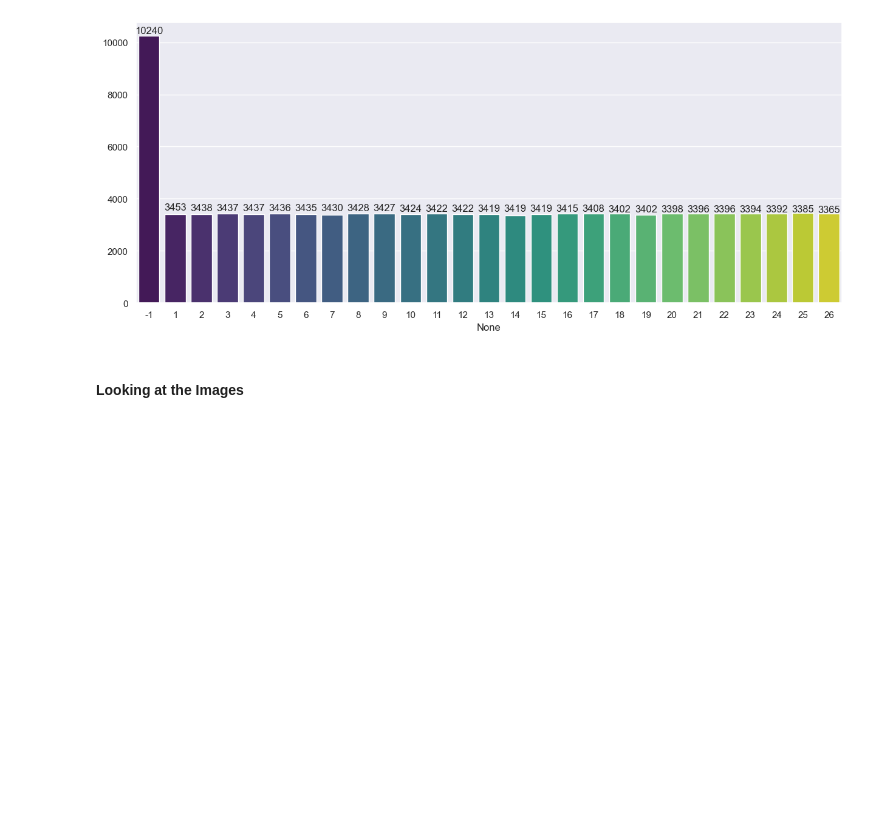
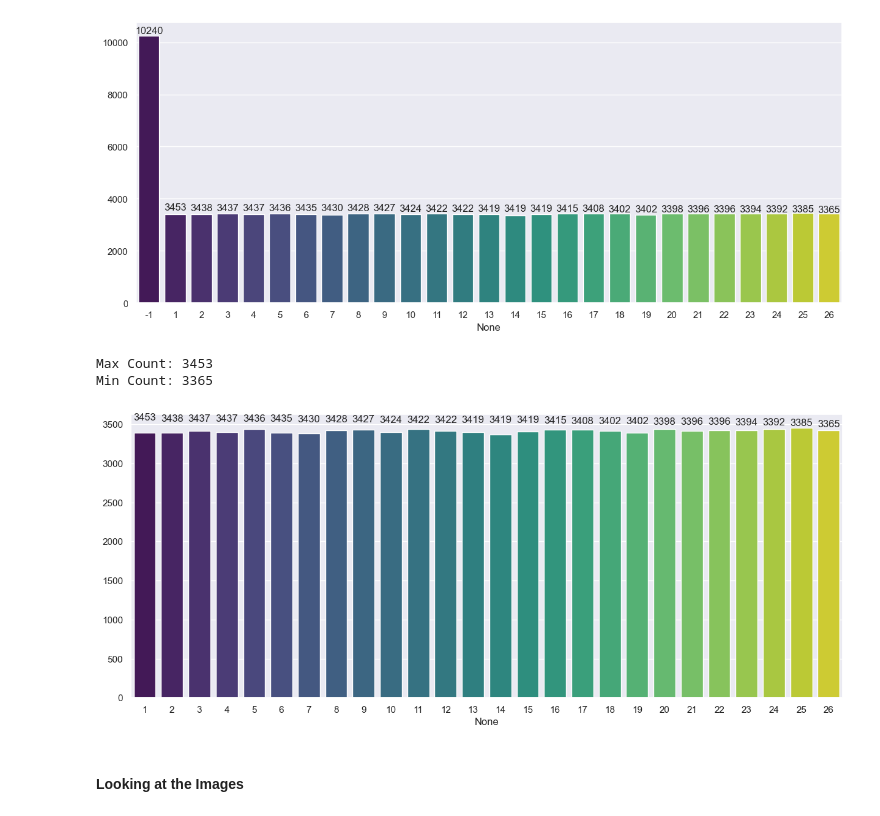
Before and after one commit to y0ngjie/DELECA2, a Jupyter notebook: GAN.ipynb, the cells around one changed output. Drawn from its saved outputs; the diff is of its cells as text; code cells hidden in the pictures; blank space fills up the shorter version.

```diff
--- a/GAN.ipynb
+++ b/GAN.ipynb
@@ -32,8 +33,9 @@ sns.set(style='darkgrid', palette='deep')
 ## Change accordingly
 # Yong Dir
 # df = pd.read_csv('C:/Users/yongj/OneDrive - Singapore Polytechnic/SP DAAA-Y2/DELE/CA2/GAN/emnist-letters-train.csv')
+df = pd.read_csv('C:/Users/p2342377/Downloads/emnist-letters-train.csv')
 
 # Jovan Dir
-df = pd.read_csv('emnist-letters-train.csv')
+# df = pd.read_csv('emnist-letters-train.csv')
 # %%
 y1 = np.array(df.iloc[:,0].values)
@@ -74,6 +76,24 @@ for i, value in enumerate(values.values):
     plt.text(i, value+100, f'{value}', ha='center')
 # %% [output]
 [figure]
+# %%
+#Drop y1
+y_train = y1[y1!=-1]
+x_train = X_train[y1!=-1]
+# %%
+# Bar plot of each letter
+plt.figure(figsize=(15, 6))
+values = pd.Series(y_train).value_counts()
+sns.barplot(x=values.index, y=values.values, palette='viridis')
+# Add value on top of the bar
+for i, value in enumerate(values.values):
+    plt.text(i, value+100, f'{value}', ha='center')
+print(f"Max Count: {max(values)}")
+print(f"Min Count: {min(values)}")
+# %% [output]
+Max Count: 3453
+Min Count: 3365
+[figure, added]
 # %%
 number_to_letter = {}
 for i in range(1, 27):
```
Also changed, not shown: parts of 18 cells of this notebook.
